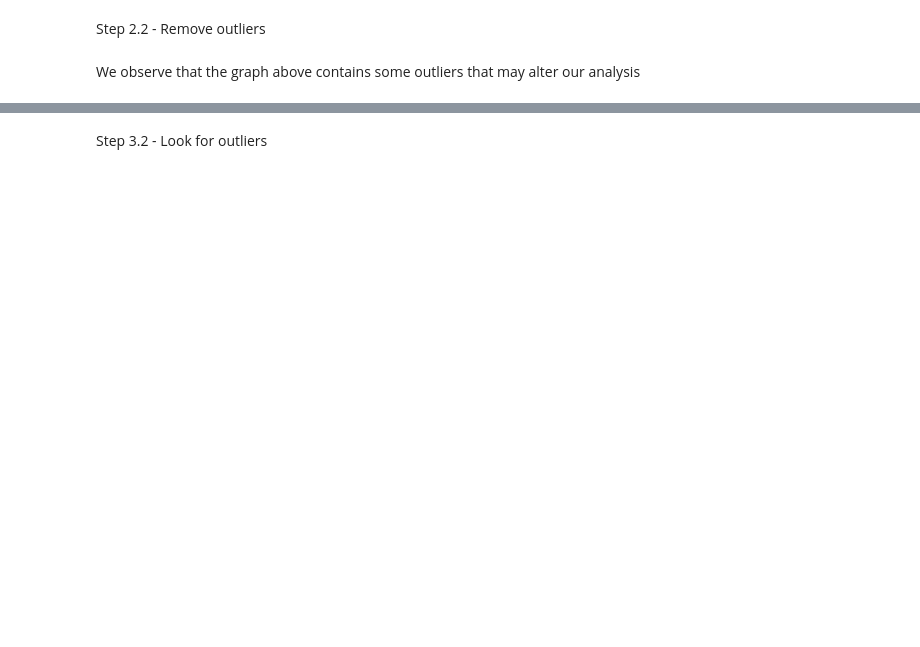
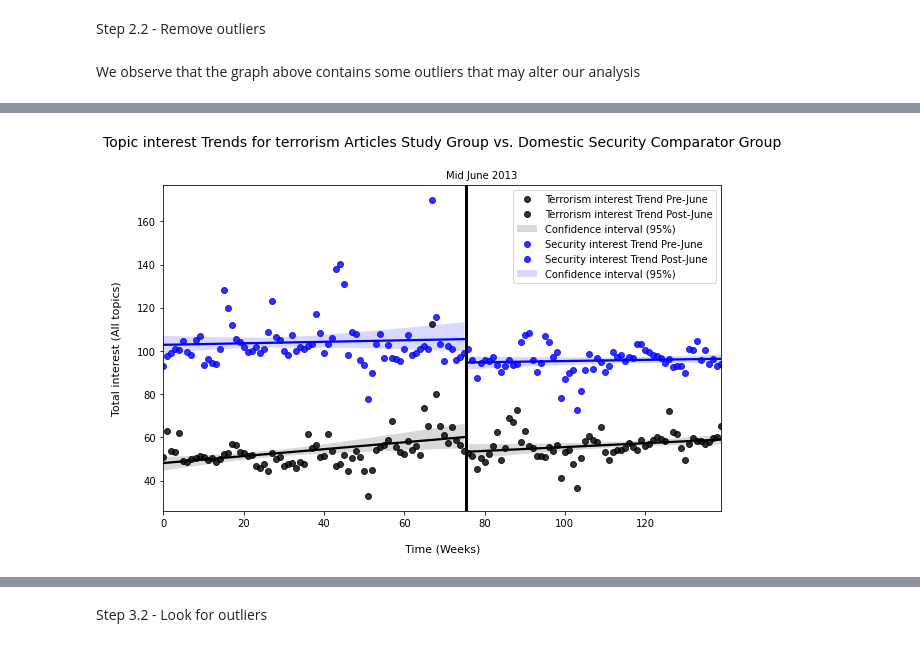
Before and after one commit to epfl-ada/ada-2020-project-milestone-p3-p3_pada1, a Jupyter notebook: chilling_effect_trend.ipynb, the cells around one changed output, grey strips where cells are left out. Cells and saved outputs as stored; diff of their text form; code cells hidden in the pictures; blank space fills up the shorter version.

```diff
--- a/chilling_effect_trend.ipynb
+++ b/chilling_effect_trend.ipynb
@@ -614,45 +649,37 @@ domestic_post_june_ts = domestic_ts[domestic_ts['date'] > revelation_date]
+# %%
+def make_regression_plot(df_pre, df_post, ax, name="Terrorism", color="black"):
+    """ Draw the data points, regressions & CIs """
+    sn.regplot(x=df_pre.index, y=df_pre.max_ratio, data=df_pre, color=color,
+            label=f"{name} interest Trend Pre-June", scatter=True, n_boot=10000, ax=ax)
+
+    sn.regplot(x=df_post.index, y=df_post.max_ratio, data=df_post, color=color,
+            label=f"{name} interest Trend Post-June", scatter=True, n_boot=10000, ax=ax)
 # %%
-### Show the final figure with both terrorism articles study group and the comparator group
+### Show the figure before outliers removal of both terrorism articles study group and the comparator group
 ## Visualisation of the full time series
 fig, ax = plt.subplots(figsize=(10, 6))
 
-## Draw the data points, regressions & CIs
-# on terrorism data (pre/post june)
-x1 = terrorism30_pre_june_ts.index
-y1 = terrorism30_pre_june_ts['max_ratio']
-sn.regplot(x=x1, y=y1, data=terrorism30_pre_june_ts, color="black",
-           label="Terrorism Article Trend Pre-June", scatter=True, n_boot=10000, ax=ax)
-
-x2 = terrorism30_post_june_ts.index
-y2 = terrorism30_post_june_ts['max_ratio']
-sn.regplot(x=x2, y=y2, data=terrorism30_post_june_ts, color="black",
-           label="Terrorism Article Trend Post-June", scatter=True, n_boot=10000, ax=ax)
-
-# on domestic security data (pre/post june)
-x1 = domestic_pre_june_ts.index
-y1 = domestic_pre_june_ts['max_ratio']
-sn.regplot(x=x1, y=y1, data=domestic_pre_june_ts, color="darkblue",
-           label="Security Article Trend Pre-June", scatter=True, n_boot=10000, ax=ax)
-
-x2 = domestic_post_june_ts.index
-y2 = domestic_post_june_ts['max_ratio']
-sn.regplot(x=x2, y=y2, data=domestic_post_june_ts, color="blue",
-           label="Security Article Trend Post-June", scatter=True, n_boot=10000, ax=ax)
+# Draw terrorism data (pre/post june) plot
+make_regression_plot(terrorism30_pre_june_ts, terrorism30_post_june_ts, ax=ax, name="Terrorism")
+# Draw domestic data (pre/post june) plot
+make_regression_plot(domestic_pre_june_ts, domestic_post_june_ts, ax=ax, name="Security", color="blue")
 
 # Emphasise when the revelations occured
 revelation_date_integer = 75.5
 ax.axvline(x=revelation_date_integer, ymin=0, ymax=160, color='black', linewidth='3')
 
-x_text_offset = revelation_date_integer - 2
+x_text_offset = revelation_date_integer - 5
 y_text_offset = 180
 ax.text(x_text_offset, y_text_offset, 'Mid June 2013', fontsize=10)
 
 ax.collections[3].set_label('Confidence interval (95%)')
 ax.collections[7].set_label('Confidence interval (95%)')
 
-ax.set_title('Figure 4A. Terrorism Articles Study Group vs. Domestic Security Comparator Group\n\n', fontsize=14)
-ax.set_xlabel('\nTime (Months)', fontsize=11)
-ax.set_ylabel('Total views (All Articles)\n', fontsize=11)
+ax.set_title('Topic interest Trends for terrorism Articles Study Group vs. Domestic Security Comparator Group\n\n', fontsize=14)
+ax.set_xlabel('\nTime (Weeks)', fontsize=11)
+ax.set_ylabel('Total interest (All topics)\n', fontsize=11)
 ax.legend(loc='upper right')
 
 plt.show()
+# %% [output]
+[figure, added]
```
Also changed, not shown: parts of 29 cells of this notebook, 40 other files.
